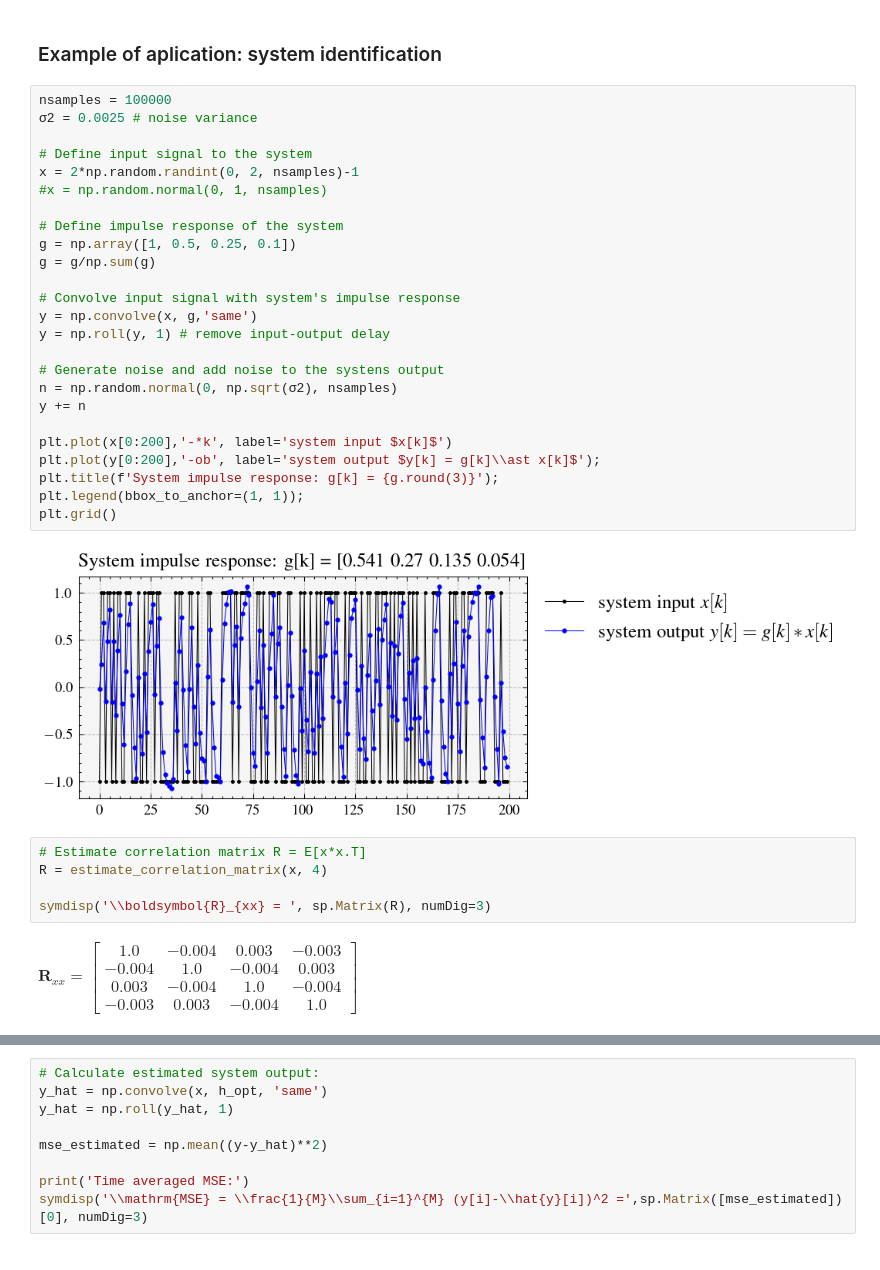
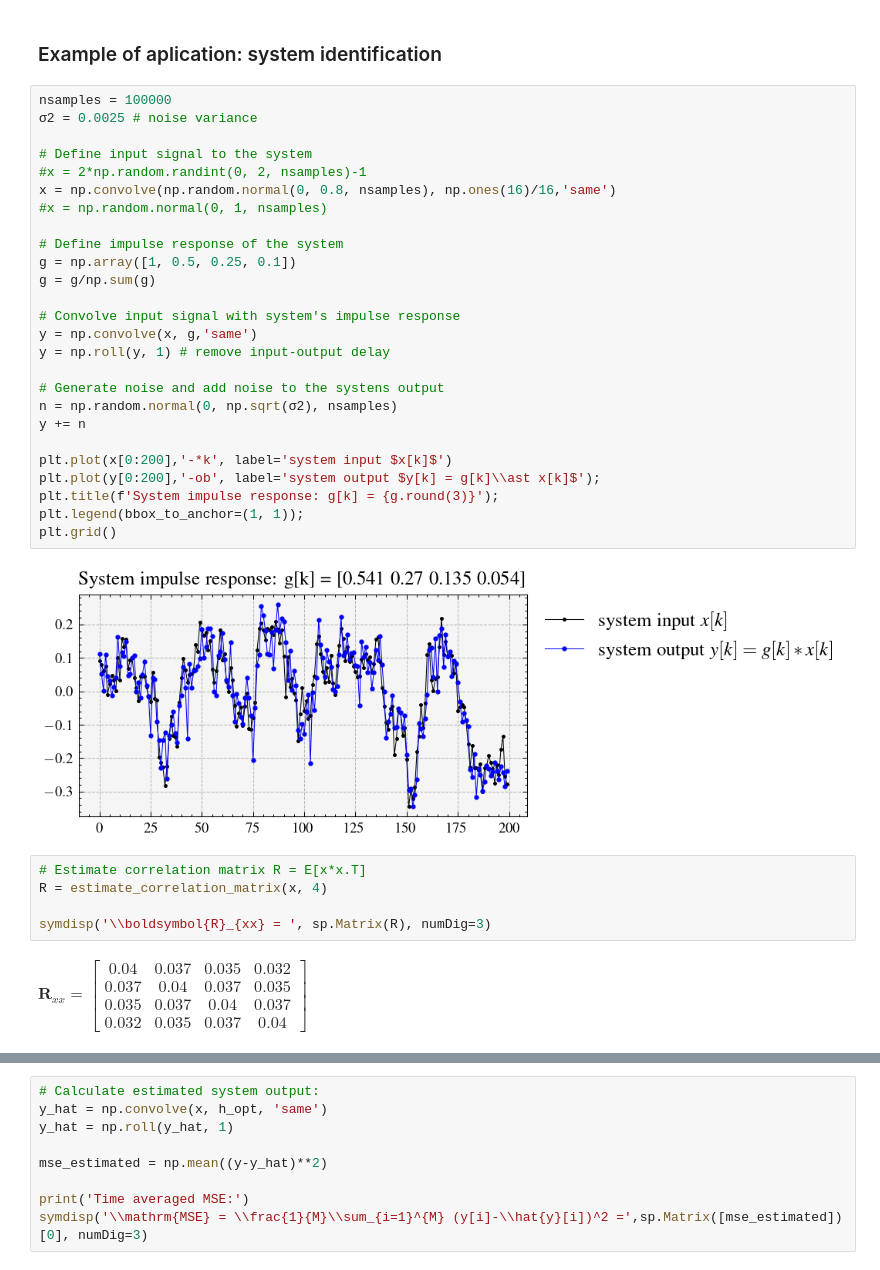
Before and after one commit to edsonportosilva/AdaptiveSignalProcessing, a Jupyter notebook: notebooks/5. Variants of the LMS algorithm.ipynb, the cells around one changed output, grey strips where cells are left out. Drawn from its saved outputs; the diff is of its cells as text.

```diff
--- a/notebooks/5. Variants of the LMS algorithm.ipynb
+++ b/notebooks/5. Variants of the LMS algorithm.ipynb
@@ -100,37 +99,38 @@ def lms_newton(x, d, Ntaps, μ, α):
 # %%
 nsamples = 100000
 σ2 = 0.0025 # noise variance
 
 # Define input signal to the system
-x = 2*np.random.randint(0, 2, nsamples)-1
+#x = 2*np.random.randint(0, 2, nsamples)-1
+x = np.convolve(np.random.normal(0, 0.8, nsamples), np.ones(16)/16,'same')
 #x = np.random.normal(0, 1, nsamples)
 
 # Define impulse response of the system
 g = np.array([1, 0.5, 0.25, 0.1])
 g = g/np.sum(g)
 
 # Convolve input signal with system's impulse response
 y = np.convolve(x, g,'same')
 y = np.roll(y, 1) # remove input-output delay
 
 # Generate noise and add noise to the systens output
 n = np.random.normal(0, np.sqrt(σ2), nsamples)
 y += n
 
 plt.plot(x[0:200],'-*k', label='system input $x[k]$')
 plt.plot(y[0:200],'-ob', label='system output $y[k] = g[k]\\ast x[k]$');
 plt.title(f'System impulse response: g[k] = {g.round(3)}');
 plt.legend(bbox_to_anchor=(1, 1));
 plt.grid()
 # %% [output]
-[figure, old version]
+[figure, new version]
 # %%
 # Estimate correlation matrix R = E[x*x.T]
 R = estimate_correlation_matrix(x, 4)
 
 symdisp('\\boldsymbol{R}_{xx} = ', sp.Matrix(R), numDig=3)
 # %% [output]
-$\displaystyle \boldsymbol{R}_{xx} = \left[\begin{matrix}1.0 & -0.004 & 0.003 & -0.003\\-0.004 & 1.0 & -0.004 & 0.003\\0.003 & -0.004 & 1.0 & -0.004\\-0.003 & 0.003 & -0.004 & 1.0\end{matrix}\right]\;\mathrm{ }$
+$\displaystyle \boldsymbol{R}_{xx} = \left[\begin{matrix}0.04 & 0.037 & 0.035 & 0.032\\0.037 & 0.04 & 0.037 & 0.035\\0.035 & 0.037 & 0.04 & 0.037\\0.032 & 0.035 & 0.037 & 0.04\end{matrix}\right]\;\mathrm{ }$
 # %%
 # Calculate eigenvalues and eigenvectors associated to R
 eigenvalues, eigenvectors = np.linalg.eig(R)
```
Also changed, not shown: parts of 14 cells of this notebook.
